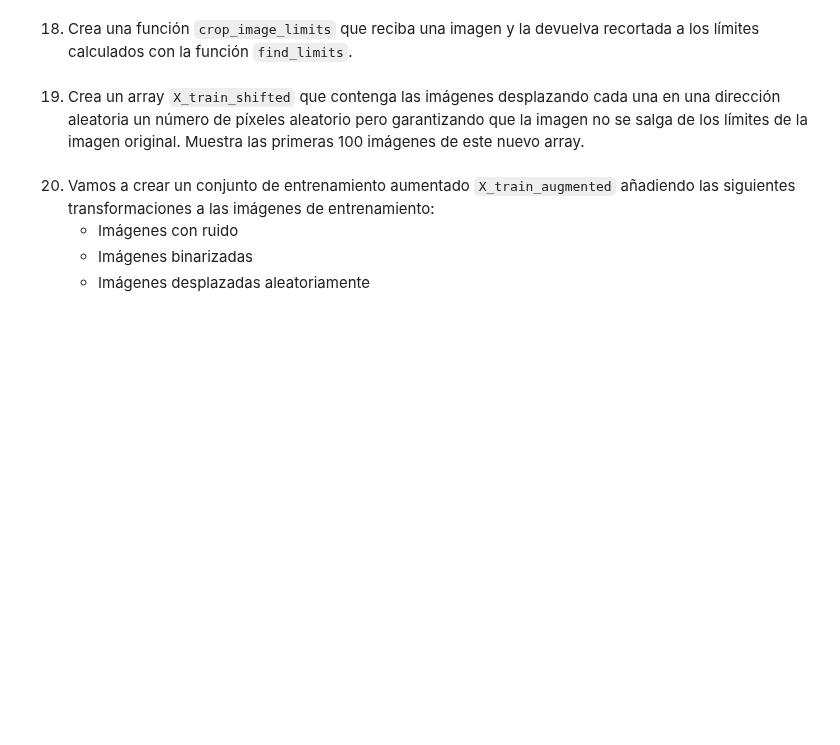
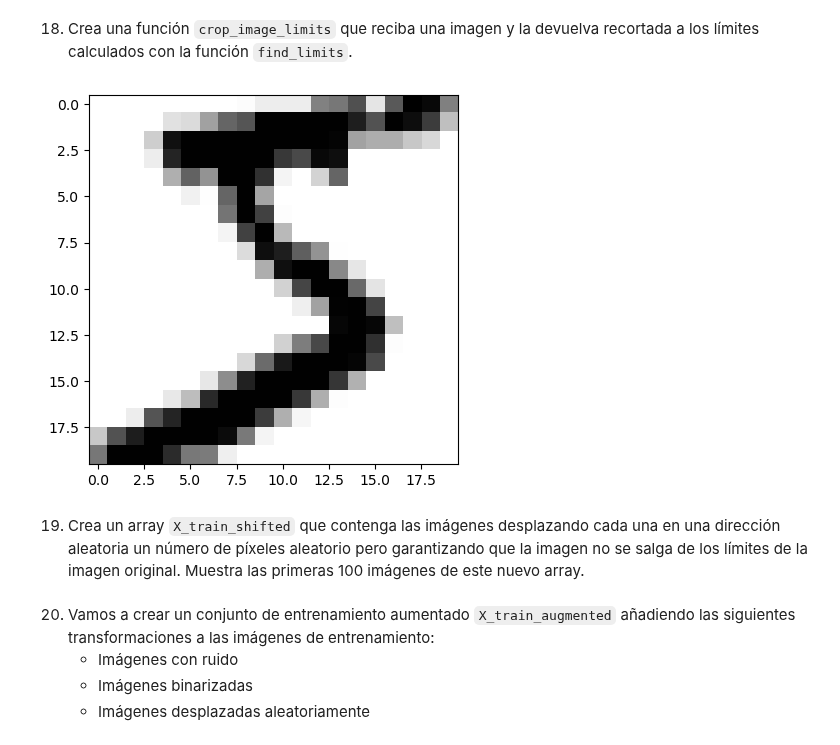
Before and after one commit to Mariorb88/pia, a Jupyter notebook: tarea5.ipynb, the cells around one changed output. Drawn from its saved outputs; the diff is of its cells as text; code cells hidden in the pictures; blank space fills up the shorter version.

```diff
--- a/tarea5.ipynb
+++ b/tarea5.ipynb
@@ -356,3 +356,25 @@ print_matrix_first_100(X_train_shifted_right_10)
 [figure]
 # %% [markdown]
 16. Crea una función `find_limits` que reciba una imagen y devuelva los límites donde la imagen deja de ser todo 0s. Debe devolver una tupla con los valores `(top, bottom, left, right)` que serán las coordenadas de la región de la imagen donde hay píxeles diferentes de 0.
+# %%
+def find_limits(imagen):
+    top = imagen.shape[0]
+    bottom = 0
+    left = imagen.shape[1]
+    right = 0
+
+    for x in range(imagen.shape[0]):
+        for y in range(imagen.shape[1]):
+            if imagen[x][y] != 0:
+                if x < top:
+                    top = x
+                if x > bottom:
+                    bottom = x
+                if y < left:
+                    left = y
+                if y > right:
+                    right = y
+    return top, bottom, left, right
+
+plot_image(X_train[0])
+find_limits(X_train[0])
@@ -359,5 +384,16 @@ print_matrix_first_100(X_train_shifted_right_10)
 # %% [markdown]
 18. Crea una función `crop_image_limits` que reciba una imagen y la devuelva recortada a los límites calculados con la función `find_limits`.
+# %%
+def crop_image_limits(imagen, top, bottom, left, right):
+    return imagen[top:bottom+1, left:right+1]
+
+top, bottom, left, right = find_limits(X_train[0])
+
+imagen_cropped = crop_image_limits(X_train[0], top, bottom, left, right)
+
+plot_image(imagen_cropped)
+# %% [output]
+[figure, added]
 # %% [markdown]
 19. Crea un array `X_train_shifted` que contenga las imágenes desplazando cada una en una dirección aleatoria un número de píxeles aleatorio pero garantizando que la imagen no se salga de los límites de la imagen original. Muestra las primeras 100 imágenes de este nuevo array.
 # %% [markdown]
```
Also changed, not shown: parts of 1 cell of this notebook.
